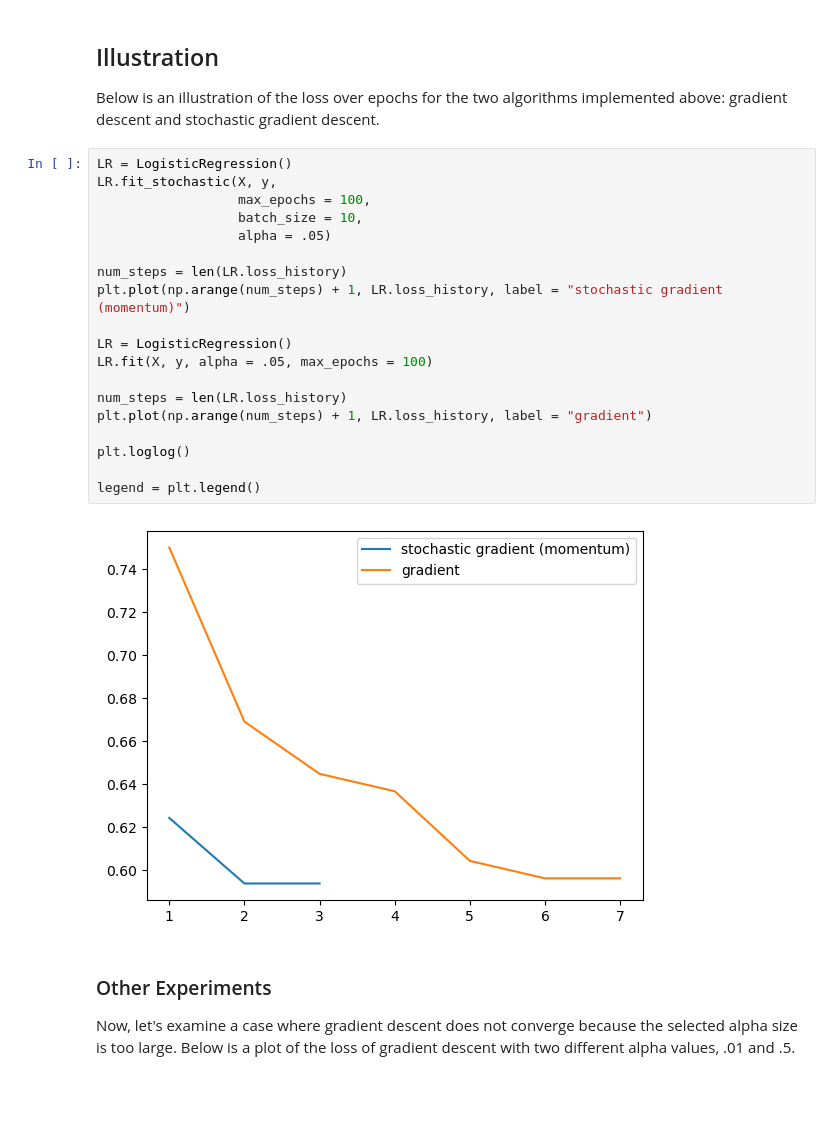
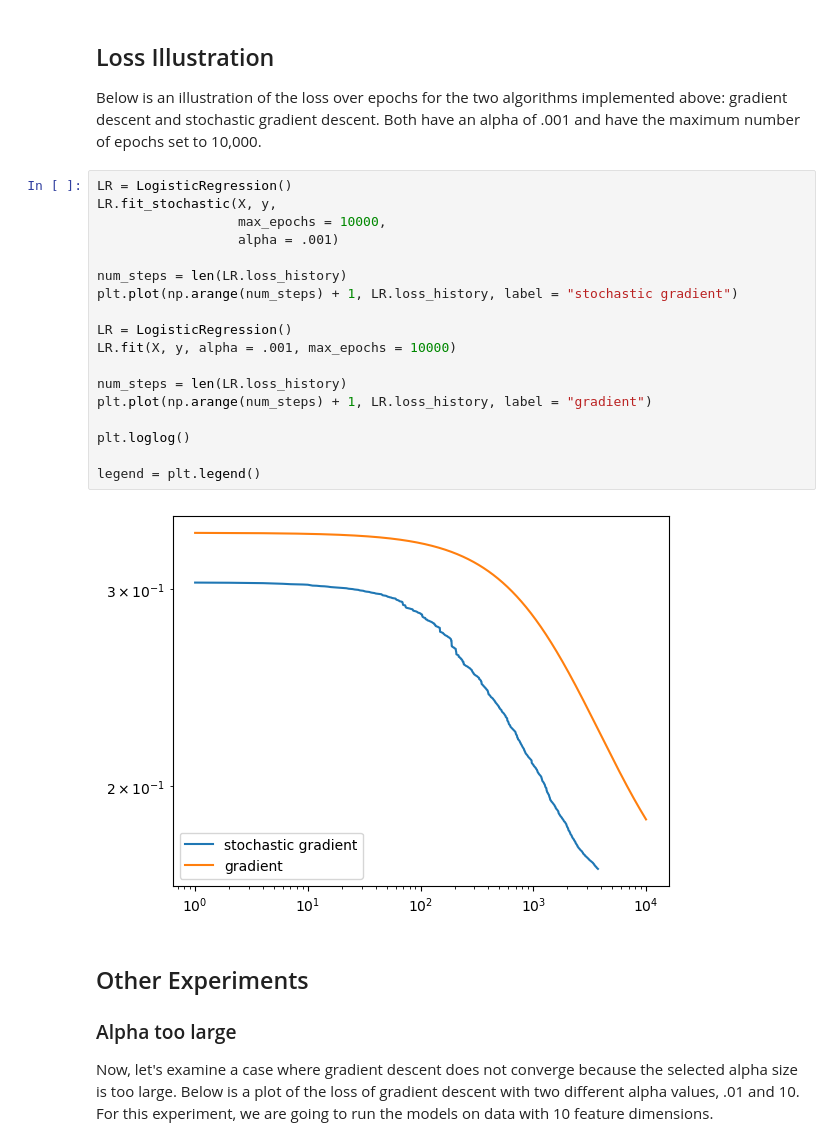
Before and after one commit to kate-kenny/kate-kenny.github.io, a Jupyter notebook: posts/blog2/Logistic Regression.ipynb, the cells around one changed output. Cells and saved outputs as stored; diff of their text form; blank space fills up the shorter version.

```diff
--- a/posts/blog2/Logistic Regression.ipynb
+++ b/posts/blog2/Logistic Regression.ipynb
@@ -91,30 +91,31 @@ fig = draw_line(LR.w, -2, 2)
 # %% [markdown]
-## Illustration
+## Loss Illustration
 
-Below is an illustration of the loss over epochs for the two algorithms implemented above: gradient descent and stochastic gradient descent.
+Below is an illustration of the loss over epochs for the two algorithms implemented above: gradient descent and stochastic gradient descent. Both have an alpha of .001 and have the maximum number of epochs set to 10,000.
 # %%
 LR = LogisticRegression()
 LR.fit_stochastic(X, y,
-                  max_epochs = 100,
-                  batch_size = 10,
-                  alpha = .05)
+                  max_epochs = 10000,
+                  alpha = .001)
 
 num_steps = len(LR.loss_history)
-plt.plot(np.arange(num_steps) + 1, LR.loss_history, label = "stochastic gradient (momentum)")
+plt.plot(np.arange(num_steps) + 1, LR.loss_history, label = "stochastic gradient")
 
 LR = LogisticRegression()
-LR.fit(X, y, alpha = .05, max_epochs = 100)
+LR.fit(X, y, alpha = .001, max_epochs = 10000)
 
 num_steps = len(LR.loss_history)
 plt.plot(np.arange(num_steps) + 1, LR.loss_history, label = "gradient")
 
 plt.loglog()
 
 legend = plt.legend()
 # %% [output]
-[figure, old version]
+[figure, new version]
 # %% [markdown]
-### Other Experiments
+## Other Experiments
 
-Now, let's examine a case where gradient descent does not converge because the selected alpha size is too large. Below is a plot of the loss of gradient descent with two different alpha values, .01 and .5.
+### Alpha too large
+
+Now, let's examine a case where gradient descent does not converge because the selected alpha size is too large. Below is a plot of the loss of gradient descent with two different alpha values, .01 and 10. For this experiment, we are going to run the models on data with 10 feature dimensions.
 # %%
```
Also changed, not shown: parts of 10 cells of this notebook, 6 other files.
